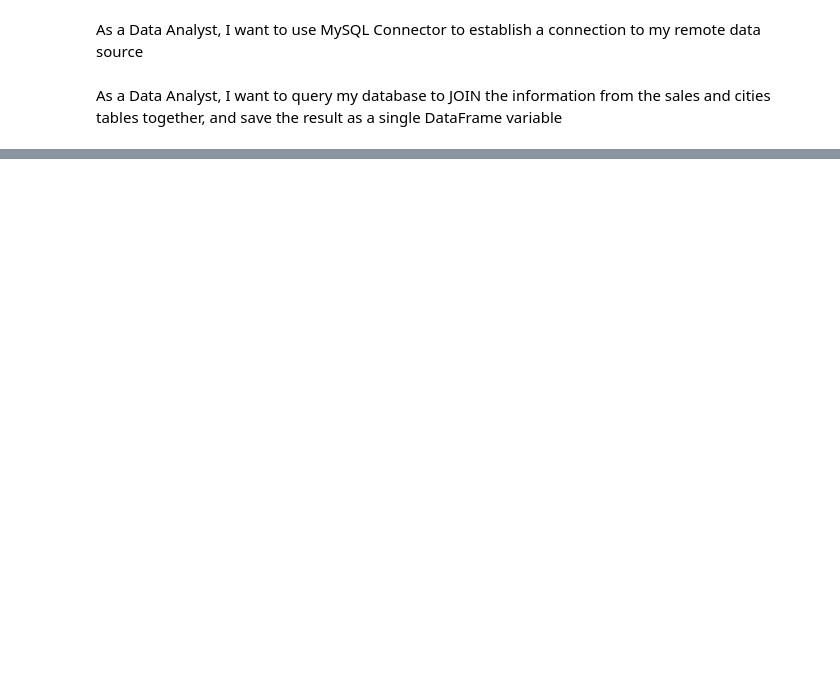
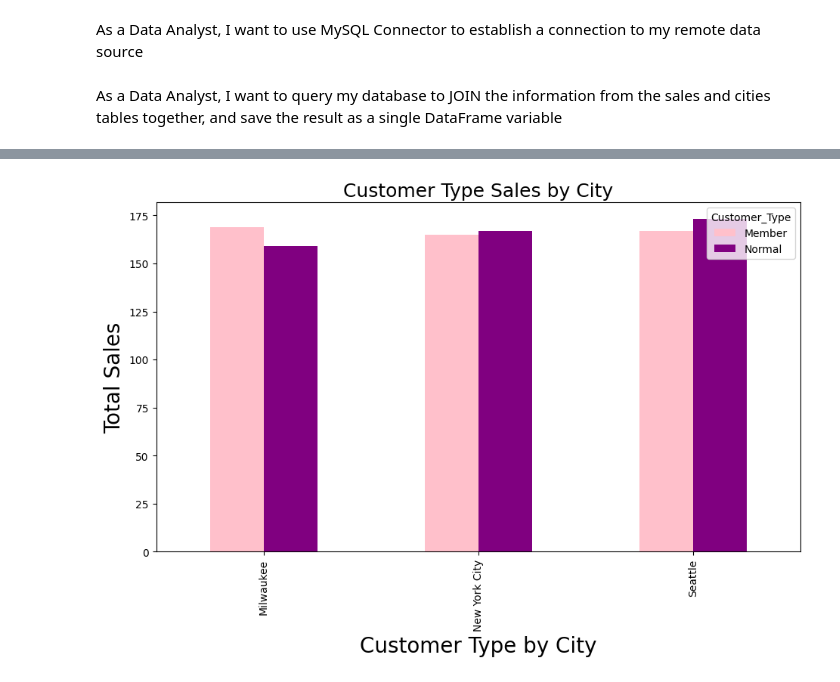
Before and after one commit to karenclewis21/ExploratoryDataAnalysis, a Jupyter notebook: sales_analysis.ipynb, the cells around one changed output, grey strips where cells are left out. Drawn from its saved outputs; the diff is of its cells as text; code cells hidden in the pictures; blank space fills up the shorter version.

```diff
--- a/sales_analysis.ipynb
+++ b/sales_analysis.ipynb
@@ -17,0 +176,7 @@ DatabaseError: Execution failed on sql 'SELECT * FROM SALES LEFT JOIN ON SALES.C
+# %%
+joined_df.groupby(["City", "Customer_Type"]).size().unstack().plot(kind="bar", color=["pink", "purple"], figsize=(11,6))
+plt.title("Customer Type Sales by City", fontsize=(18))
+plt.xlabel("Customer Type by City", fontsize=20)
+plt.ylabel("Total Sales", fontsize=20);
+# %% [output]
+[figure, added]
```
Also changed, not shown: parts of 34 cells of this notebook.
